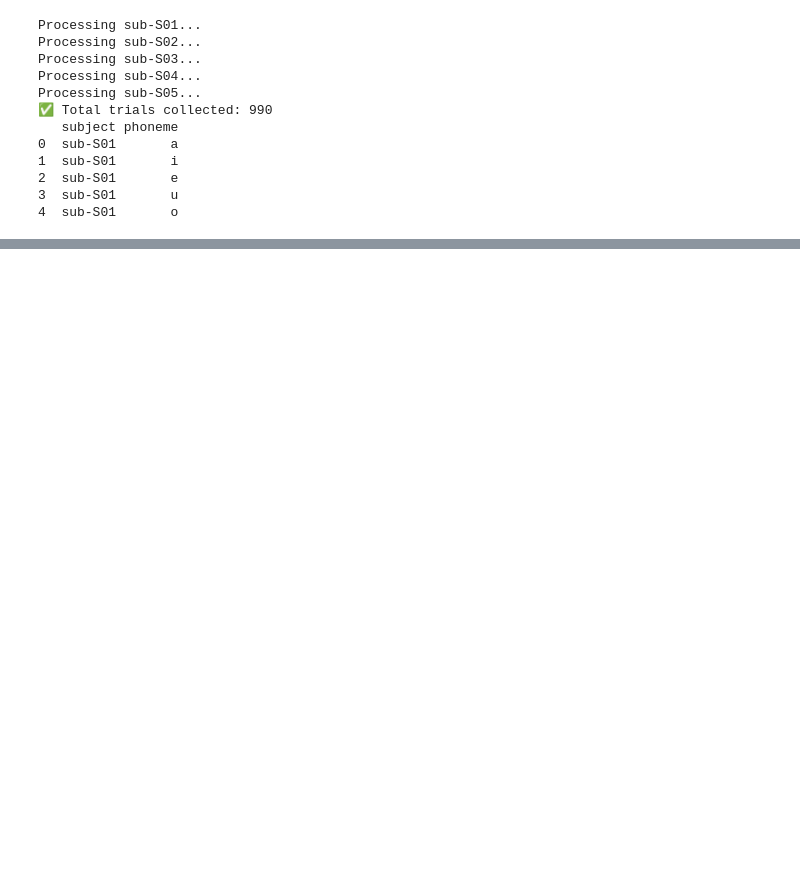
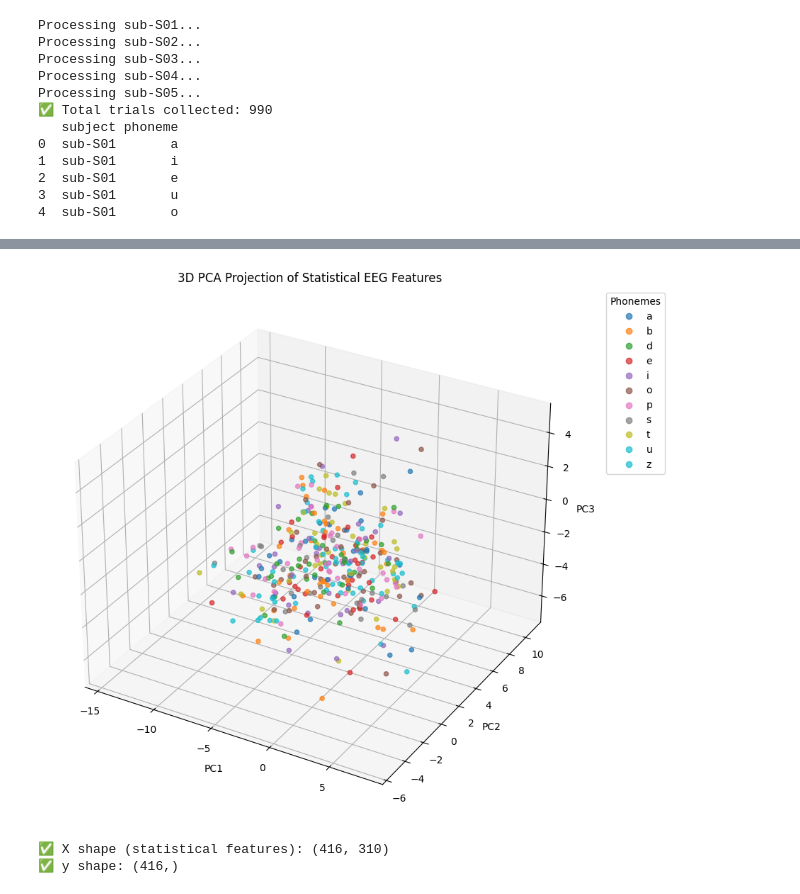
Before and after one commit to Yaelts2/EEG-project, a Jupyter notebook: main_code.ipynb, the cells around one changed output, grey strips where cells are left out. Saved outputs shown, nothing was run; the diff lists cells and outputs as text; code cells hidden in the pictures; blank space fills up the shorter version.

```diff
--- a/main_code.ipynb
+++ b/main_code.ipynb
@@ -137,0 +210,69 @@ def remove_noisy_channels(eeg, threshold=10.0):
+# %%
+from sklearn.decomposition import PCA
+from mpl_toolkits.mplot3d import Axes3D
+import matplotlib.pyplot as plt
+import numpy as np
+
+# PCA to 3 components
+pca_3d = PCA(n_components=3, random_state=42)
+X_3d = pca_3d.fit_transform(X_train)
+
+# Labels for coloring
+labels = y_train
+
+# Plotting
+fig = plt.figure(figsize=(10, 8))
+ax = fig.add_subplot(111, projection='3d')
+scatter = ax.scatter(X_3d[:, 0], X_3d[:, 1], X_3d[:, 2], c=labels, cmap='tab10', alpha=0.7)
+
+# Convert label indices to class names (as list, not numpy array)
+legend_labels = label_encoder.inverse_transform(np.unique(labels)).tolist()
+
+# Add legend
+ax.legend(handles=scatter.legend_elements()[0],
+          labels=legend_labels,
+          title="Phonemes",
+          bbox_to_anchor=(1.05, 1),
+          loc='upper left')
+
+ax.set_xlabel('PC1')
+ax.set_ylabel('PC2')
+ax.set_zlabel('PC3')
+ax.set_title('3D PCA Projection of Statistical EEG Features')
+plt.tight_layout()
+plt.show()
+# %% [output]
+[figure, added]
+# %%
+import numpy as np
+
+def extract_features_statistical(trial):
+    eeg = trial['eeg']  # shape: [channels × time]
+    features = []
+
+    # Feature 1: mean per channel
+    features.extend(np.mean(eeg, axis=1))
+
+    # Feature 2: std per channel
+    features.extend(np.std(eeg, axis=1))
+
+    # Feature 3: max per channel
+    features.extend(np.max(eeg, axis=1))
+
+    # Feature 4: min per channel
+    features.extend(np.min(eeg, axis=1))
+
+    # Feature 5: energy per channel (sum of squares)
+    features.extend(np.sum(eeg ** 2, axis=1))
+
+    return np.array(features)
+
+# === Apply feature extraction to all filtered trials ===
+X = np.array([extract_features_statistical(trial) for trial in filtered_trials])
+y = label_encoder.transform([trial['phoneme'] for trial in filtered_trials])
+
+print("✅ X shape (statistical features):", X.shape)
+print("✅ y shape:", y.shape)
+# %% [output]
+✅ X shape (statistical features): (416, 310)
+✅ y shape: (416,)
```
Also changed, not shown: parts of 13 cells of this notebook.
